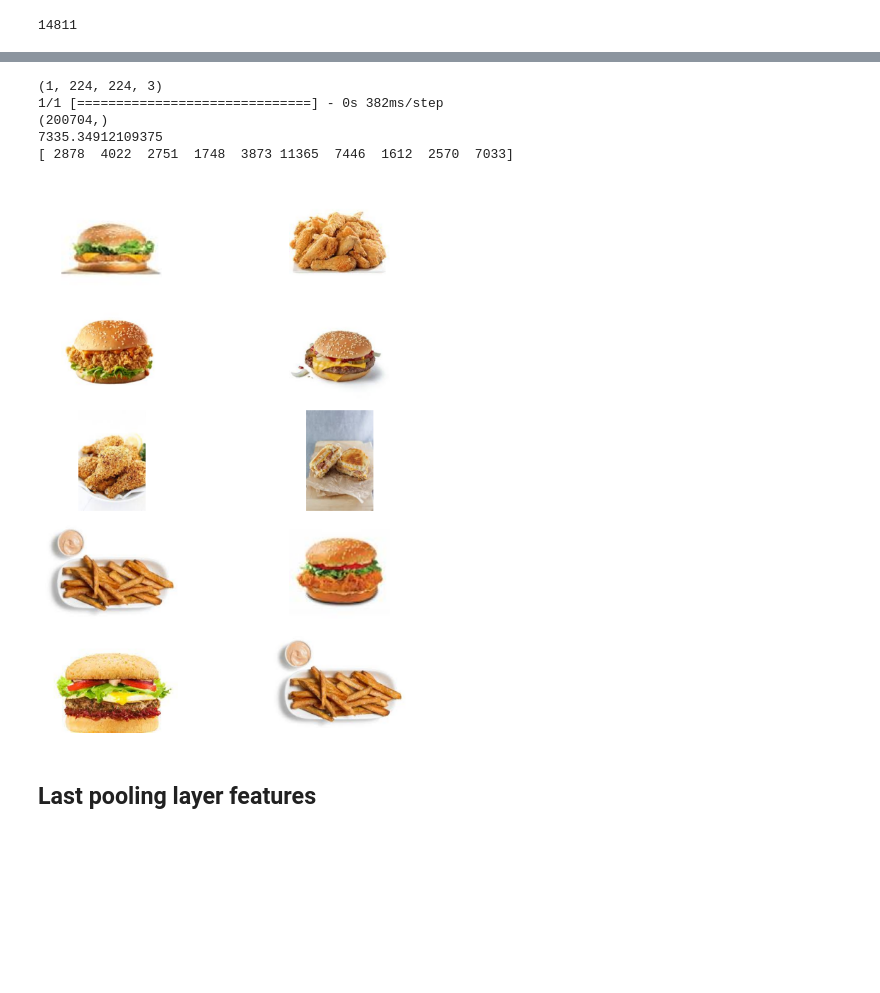
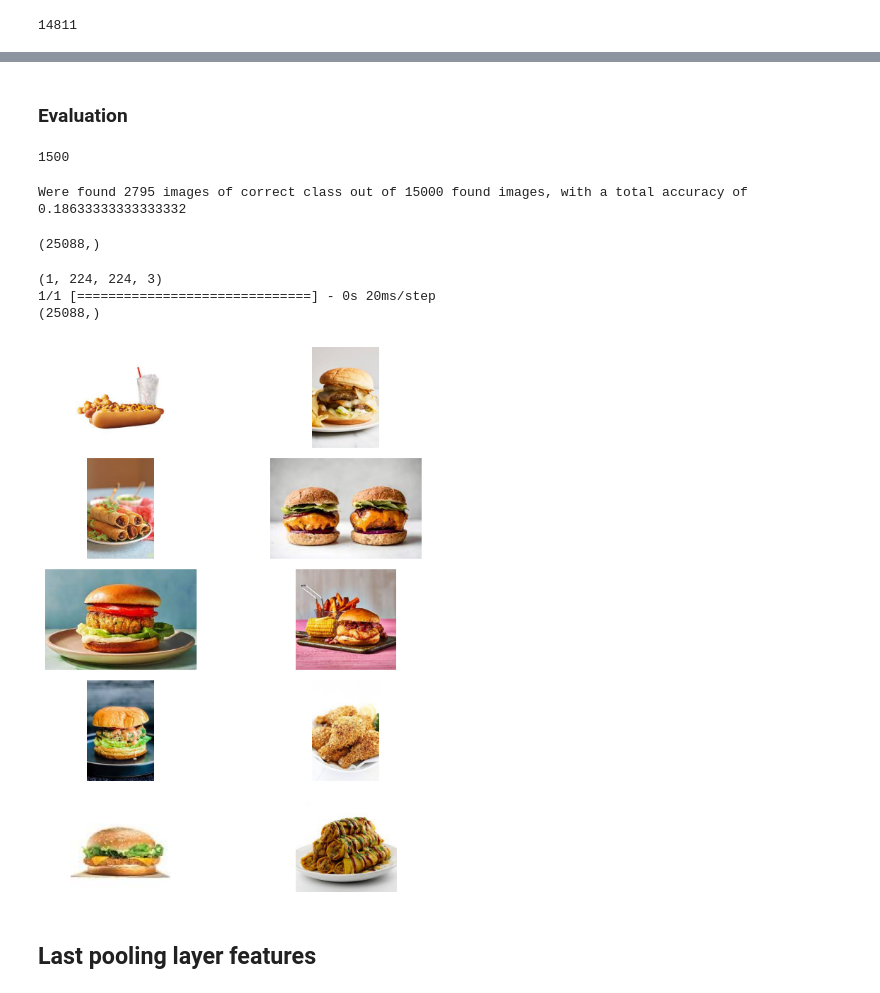
Before and after one commit to Blowdire/DSIM_Project, a Jupyter notebook: ImageRetrieval.ipynb, the cells around one changed output, grey strips where cells are left out. Cells and saved outputs as stored; diff of their text form; code cells hidden in the pictures; blank space fills up the shorter version.

Commit message:
report completo e image retrieval completo

```diff
--- a/ImageRetrieval.ipynb
+++ b/ImageRetrieval.ipynb
@@ -97,7 +99,7 @@ train_ds.class_names
  'Taquito']
 # %%
 from tqdm import tqdm
-train_features = [[],[]]
+train_features = [[],[],[]]
 path_index = 0
 for items, images, paths in tqdm(train_ds):
   current_paths = tf.constant(paths)
@@ -107,7 +109,9 @@ for items, images, paths in tqdm(train_ds):
     train_features[0].append(prediction.flatten())
     train_features[1].append(path)
     if(path_index == 0):
-      print(images[path_index])
+      print(tf.get_static_value(images[path_index]))
       print(paths[path_index])
-    path_index += 1
+      path_index += 1
+  for label in images:
+    train_features[2].append(tf.get_static_value(label))
 # %% [output]
@@ -157,5 +175,5 @@ with open('./Datasets//ImageRetrieval/ProcessedFeatures/train_feat_pool3.pkl', '
 full_dataset = np.concatenate((train_features, val_features))
 # %%
 from sklearn.neighbors import KDTree
-
-tree = KDTree(train_features)
+from scipy.spatial import cKDTree
+tree = cKDTree(train_features[0], compact_nodes=False, balanced_tree=False)
@@ -216,15 +260,56 @@ def search_image(img_path, model):
 base_model = VGG16(weights='imagenet')
 model = Model(inputs=base_model.input,
               outputs=base_model.get_layer('block3_pool').output)
-# %%
-search_image(
-    './Datasets/ImageRetrieval/Test/Burger/Burger-Test (2).jpeg', model)
-# %% [output]
-(1, 224, 224, 3)
-1/1 [==============================] - 0s 382ms/step
-(200704,)
-7335.34912109375
-[ 2878  4022  2751  1748  3873 11365  7446  1612  2570  7033]
-[figure, removed]
+# %% [markdown]
+### Evaluation
+# %%
+len(test_features[0])
+# %% [output]
+1500
+# %%
+class_names = ['Baked Potato',
+               'Burger',
+               'Crispy Chicken',
+               'Donut',
+               'Fries',
+               'Hot Dog',
+               'Pizza',
+               'Sandwich',
+               'Taco',
+               'Taquito']
+correct = 0
+total_images = 0
+for i in tqdm(range(0, len(test_features[0]))):
+
+  feature = test_features[0][i]
+  label = test_features[2][i]
+  path = test_features[1][i]
+  indices = search_image('./',model, nn, feature=feature)
+  indices = indices[0]
+  # print(indices[0])
+  # print(train_features[2][indices[0]])
+  # print(label)
+  for index in indices:
+    if np.array_equal(train_features[2][index], label):
+      correct += 1
+  total_images += len(indices)
+
+accuracy = correct / total_images
+
+print(f'Were found {correct} images of correct class out of {total_images} found images, with a total accuracy of {accuracy}')
+# %% [output]
+Were found 2795 images of correct class out of 15000 found images, with a total accuracy of 0.18633333333333332
+# %%
+train_features[0][0].shape
+# %% [output]
+(25088,)
+# %%
+search_image(
+    './hamburger.jpg', model)
+# %% [output]
+(1, 224, 224, 3)
+1/1 [==============================] - 0s 20ms/step
+(25088,)
+[figure, added]
 # %% [markdown]
 ## Last pooling layer features
```
Also changed, not shown: parts of 13 cells of this notebook, 18 other files.
